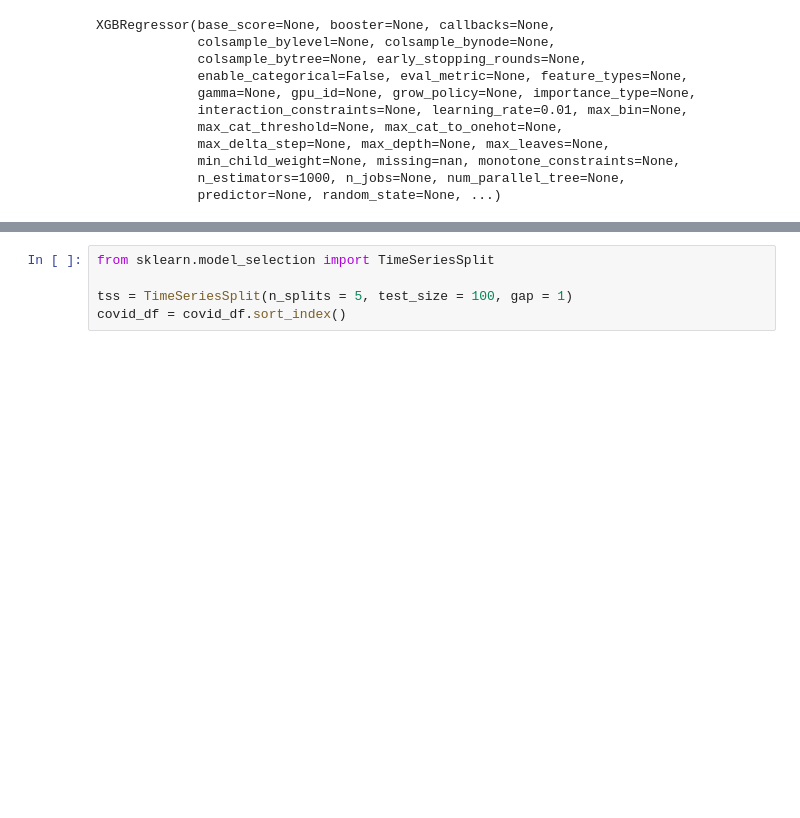
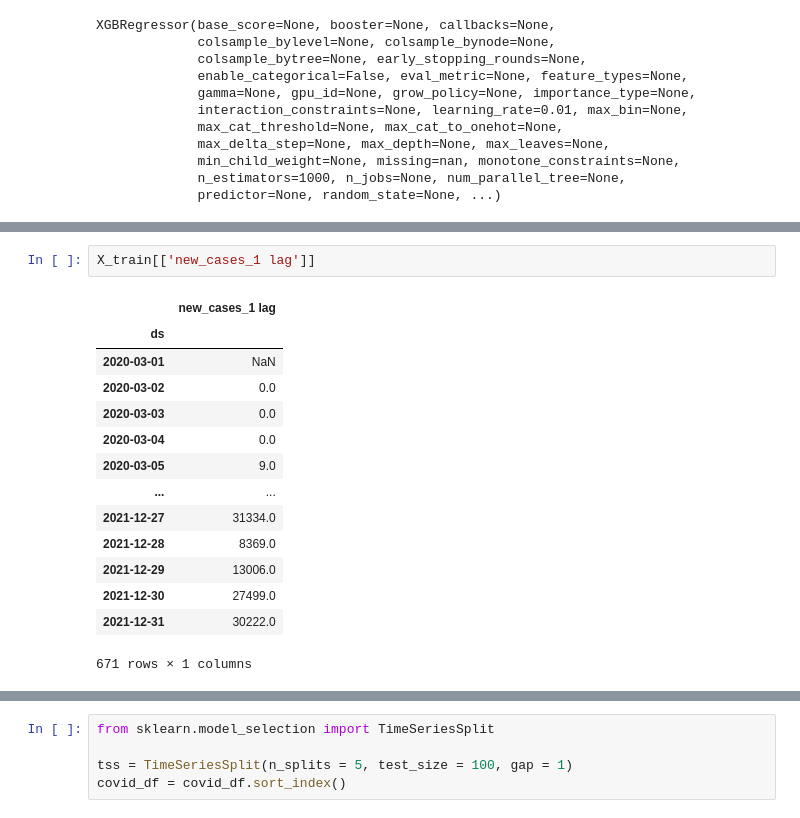
Before and after one commit to danielhe-nu/STAT390-Snowman, a Jupyter notebook: Daniel Final/NewYork_XGBoost.ipynb, the cells around one changed output, grey strips where cells are left out. Cells and saved outputs as stored; diff of their text form; blank space fills up the shorter version.

```diff
--- a/Daniel Final/NewYork_XGBoost.ipynb
+++ b/Daniel Final/NewYork_XGBoost.ipynb
@@ -62,3 +78,20 @@ _ = plot_importance(reg_model, height=0.9 ,max_num_features = 10)
+# %%
+X_train[['new_cases_1 lag']]
+# %% [output]
+|  | new_cases_1 lag |
+| ds |  |
+| 2020-03-01 | NaN |
+| 2020-03-02 | 0.0 |
+| 2020-03-03 | 0.0 |
+| 2020-03-04 | 0.0 |
+| 2020-03-05 | 9.0 |
+| ... | ... |
+| 2021-12-27 | 31334.0 |
+| 2021-12-28 | 8369.0 |
+| 2021-12-29 | 13006.0 |
+| 2021-12-30 | 27499.0 |
+| 2021-12-31 | 30222.0 |
+671 rows × 1 columns
 # %%
 covid_test['forecast'] = reg_model.predict(X_test)
 
```
Also changed, not shown: parts of 7 cells of this notebook.
